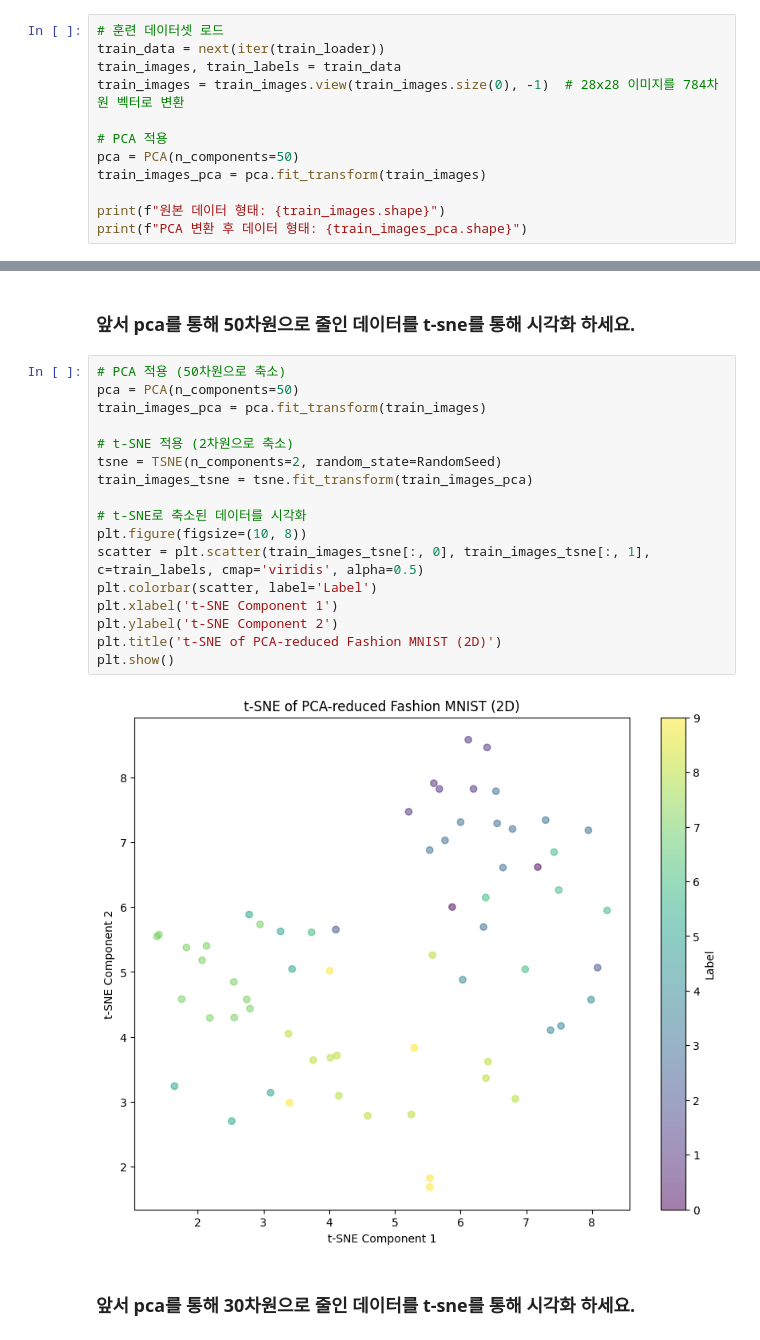
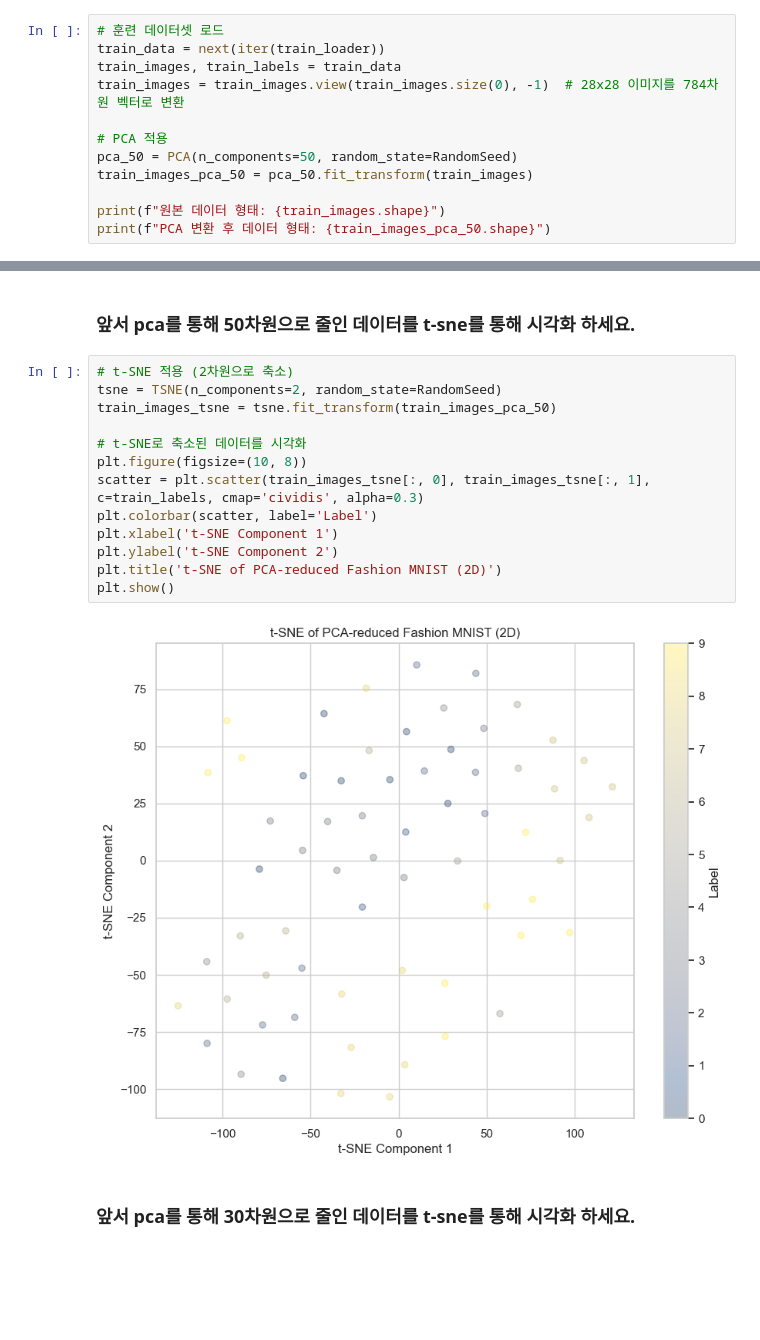
Before and after one commit to BaekJunehong/BIZnFIN, a Jupyter notebook: homework/준홍/백준홍_5차_과제.ipynb, the cells around one changed output, grey strips where cells are left out. Cells and saved outputs as stored; diff of their text form; blank space fills up the shorter version.

```diff
--- a/homework/준홍/백준홍_5차_과제.ipynb
+++ b/homework/준홍/백준홍_5차_과제.ipynb
@@ -253,11 +262,11 @@ train_images, train_labels = train_data
 train_images = train_images.view(train_images.size(0), -1)  # 28x28 이미지를 784차원 벡터로 변환
 
 # PCA 적용
-pca = PCA(n_components=50)
-train_images_pca = pca.fit_transform(train_images)
+pca_50 = PCA(n_components=50, random_state=RandomSeed)
+train_images_pca_50 = pca_50.fit_transform(train_images)
 
 print(f"원본 데이터 형태: {train_images.shape}")
-print(f"PCA 변환 후 데이터 형태: {train_images_pca.shape}")
+print(f"PCA 변환 후 데이터 형태: {train_images_pca_50.shape}")
 # %% [output]
 원본 데이터 형태: torch.Size([64, 784])
 PCA 변환 후 데이터 형태: (64, 50)
@@ -374,24 +409,20 @@ plt.show()
 # %% [markdown]
 ### 앞서 pca를 통해 50차원으로 줄인 데이터를 t-sne를 통해 시각화 하세요.
 # %%
-# PCA 적용 (50차원으로 축소)
-pca = PCA(n_components=50)
-train_images_pca = pca.fit_transform(train_images)
-
 # t-SNE 적용 (2차원으로 축소)
 tsne = TSNE(n_components=2, random_state=RandomSeed)
-train_images_tsne = tsne.fit_transform(train_images_pca)
+train_images_tsne = tsne.fit_transform(train_images_pca_50)
 
 # t-SNE로 축소된 데이터를 시각화
 plt.figure(figsize=(10, 8))
-scatter = plt.scatter(train_images_tsne[:, 0], train_images_tsne[:, 1], c=train_labels, cmap='viridis', alpha=0.5)
+scatter = plt.scatter(train_images_tsne[:, 0], train_images_tsne[:, 1], c=train_labels, cmap='cividis', alpha=0.3)
 plt.colorbar(scatter, label='Label')
 plt.xlabel('t-SNE Component 1')
 plt.ylabel('t-SNE Component 2')
 plt.title('t-SNE of PCA-reduced Fashion MNIST (2D)')
 plt.show()
 # %% [output]
-[figure, old version]
+[figure, new version]
 # %% [markdown]
 ### 앞서 pca를 통해 30차원으로 줄인 데이터를 t-sne를 통해 시각화 하세요.
 # %%
```
Also changed, not shown: parts of 29 cells of this notebook.
